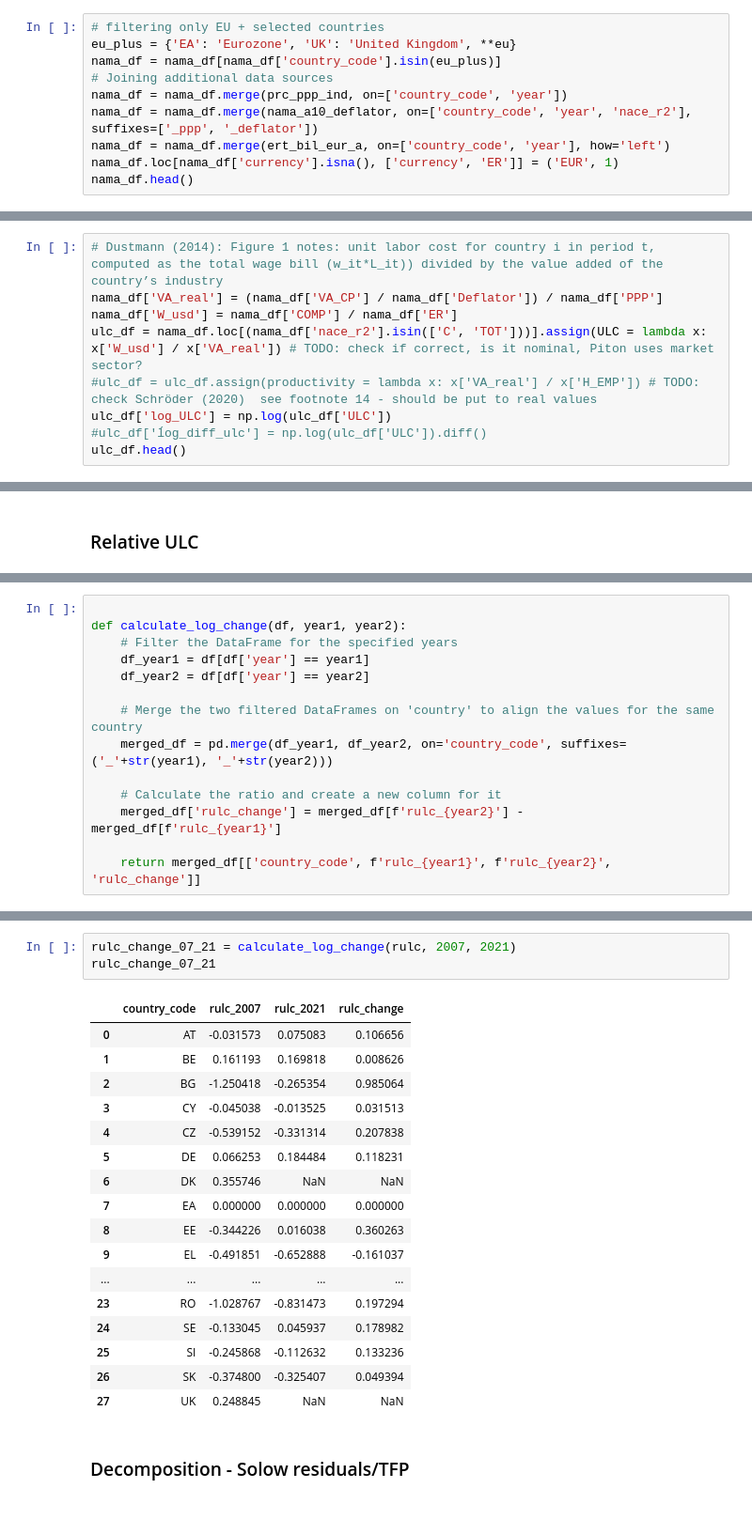
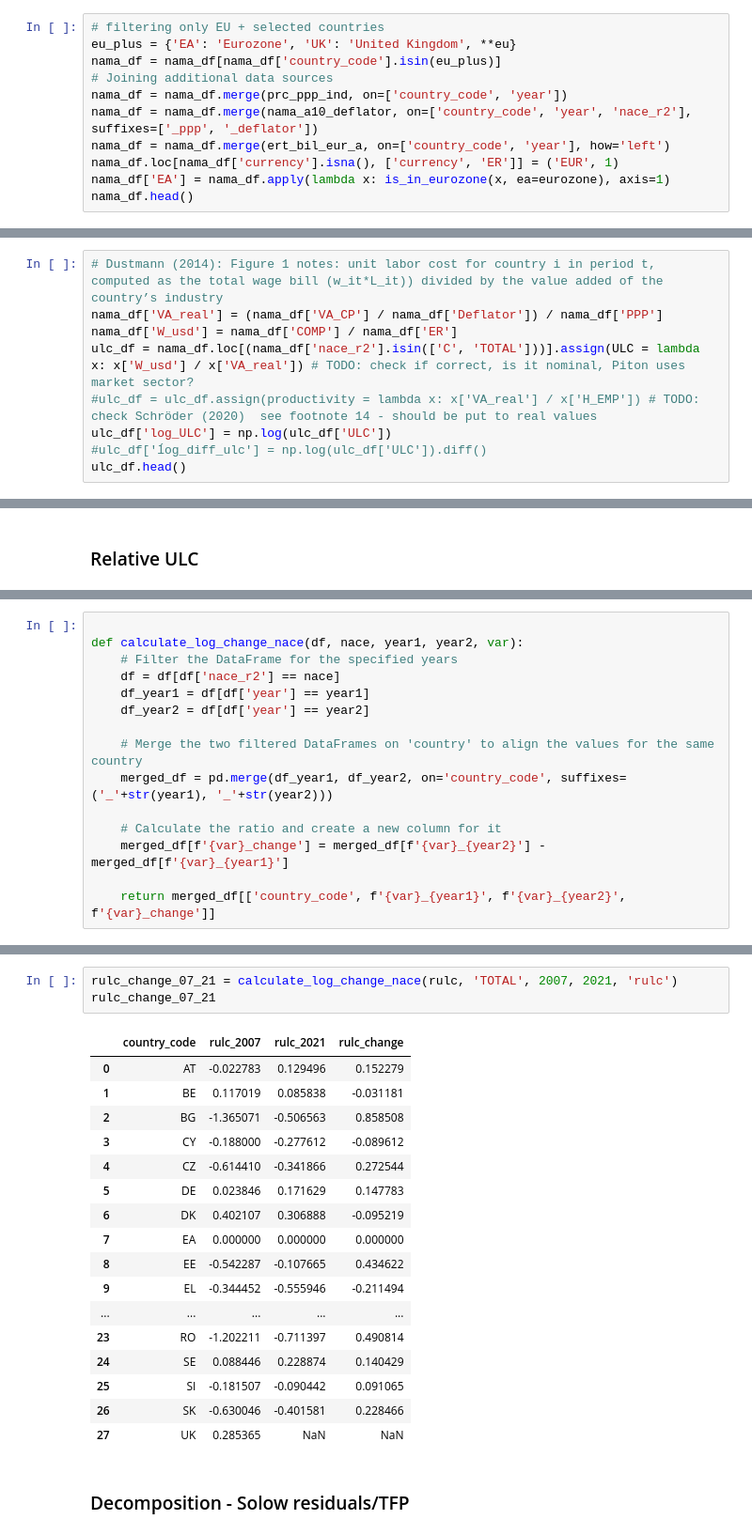
Before and after one commit to JanPintera/cee_competitiveness, a Jupyter notebook: RULC_decomposition.ipynb, the cells around one changed output, grey strips where cells are left out. Shown at 94% size. Saved outputs shown, nothing was run; the diff lists cells and outputs as text.

```diff
--- a/RULC_decomposition.ipynb
+++ b/RULC_decomposition.ipynb
@@ -271,5 +274,6 @@ nama_df = nama_df.merge(prc_ppp_ind, on=['country_code', 'year'])
 nama_df = nama_df.merge(nama_a10_deflator, on=['country_code', 'year', 'nace_r2'], suffixes=['_ppp', '_deflator'])
 nama_df = nama_df.merge(ert_bil_eur_a, on=['country_code', 'year'], how='left')
 nama_df.loc[nama_df['currency'].isna(), ['currency', 'ER']] = ('EUR', 1)
+nama_df['EA'] = nama_df.apply(lambda x: is_in_eurozone(x, ea=eurozone), axis=1)
 nama_df.head()
 # %% [output]
@@ -283,7 +288,7 @@ nama_df.head()
 # Dustmann (2014): Figure 1 notes: unit labor cost for country i in period t, computed as the total wage bill (w_it*L_it)) divided by the value added of the country’s industry
 nama_df['VA_real'] = (nama_df['VA_CP'] / nama_df['Deflator']) / nama_df['PPP']
 nama_df['W_usd'] = nama_df['COMP'] / nama_df['ER']
-ulc_df = nama_df.loc[(nama_df['nace_r2'].isin(['C', 'TOT']))].assign(ULC = lambda x: x['W_usd'] / x['VA_real']) # TODO: check if correct, is it nominal, Piton uses market sector?
+ulc_df = nama_df.loc[(nama_df['nace_r2'].isin(['C', 'TOTAL']))].assign(ULC = lambda x: x['W_usd'] / x['VA_real']) # TODO: check if correct, is it nominal, Piton uses market sector?
 #ulc_df = ulc_df.assign(productivity = lambda x: x['VA_real'] / x['H_EMP']) # TODO: check Schröder (2020)  see footnote 14 - should be put to real values
 ulc_df['log_ULC'] = np.log(ulc_df['ULC'])
 #ulc_df['ĺog_diff_ulc'] = np.log(ulc_df['ULC']).diff()
@@ -335,7 +354,8 @@ with plt.style.context('ggplot'):
 # %%
 
-def calculate_log_change(df, year1, year2):
+def calculate_log_change_nace(df, nace, year1, year2, var):
     # Filter the DataFrame for the specified years
+    df = df[df['nace_r2'] == nace]
     df_year1 = df[df['year'] == year1]
     df_year2 = df[df['year'] == year2]
 
@@ -343,9 +363,9 @@ def calculate_log_change(df, year1, year2):
     merged_df = pd.merge(df_year1, df_year2, on='country_code', suffixes=('_'+str(year1), '_'+str(year2)))
 
     # Calculate the ratio and create a new column for it
-    merged_df['rulc_change'] = merged_df[f'rulc_{year2}'] - merged_df[f'rulc_{year1}']
+    merged_df[f'{var}_change'] = merged_df[f'{var}_{year2}'] - merged_df[f'{var}_{year1}']
 
-    return merged_df[['country_code', f'rulc_{year1}', f'rulc_{year2}', 'rulc_change']]
+    return merged_df[['country_code', f'{var}_{year1}', f'{var}_{year2}', f'{var}_change']]
 # %%
 # RULC changes between years 2007 and 2021 = this is my LHS variable
 # TODO: think through when different countries entered the EA
@@ -372,23 +392,23 @@ rulc_change_07_19
 # %%
-rulc_change_07_21 = calculate_log_change(rulc, 2007, 2021)
+rulc_change_07_21 = calculate_log_change_nace(rulc, 'TOTAL', 2007, 2021, 'rulc')
 rulc_change_07_21
 # %% [output]
 |  | country_code | rulc_2007 | rulc_2021 | rulc_change |
-| 0 | AT | -0.031573 | 0.075083 | 0.106656 |
-| 1 | BE | 0.161193 | 0.169818 | 0.008626 |
-| 2 | BG | -1.250418 | -0.265354 | 0.985064 |
-| 3 | CY | -0.045038 | -0.013525 | 0.031513 |
-| 4 | CZ | -0.539152 | -0.331314 | 0.207838 |
-| 5 | DE | 0.066253 | 0.184484 | 0.118231 |
-| 6 | DK | 0.355746 | NaN | NaN |
+| 0 | AT | -0.022783 | 0.129496 | 0.152279 |
+| 1 | BE | 0.117019 | 0.085838 | -0.031181 |
+| 2 | BG | -1.365071 | -0.506563 | 0.858508 |
+| 3 | CY | -0.188000 | -0.277612 | -0.089612 |
+| 4 | CZ | -0.614410 | -0.341866 | 0.272544 |
+| 5 | DE | 0.023846 | 0.171629 | 0.147783 |
+| 6 | DK | 0.402107 | 0.306888 | -0.095219 |
 | 7 | EA | 0.000000 | 0.000000 | 0.000000 |
-| 8 | EE | -0.344226 | 0.016038 | 0.360263 |
-| 9 | EL | -0.491851 | -0.652888 | -0.161037 |
+| 8 | EE | -0.542287 | -0.107665 | 0.434622 |
+| 9 | EL | -0.344452 | -0.555946 | -0.211494 |
 | ... | ... | ... | ... | ... |
-| 23 | RO | -1.028767 | -0.831473 | 0.197294 |
-| 24 | SE | -0.133045 | 0.045937 | 0.178982 |
-| 25 | SI | -0.245868 | -0.112632 | 0.133236 |
-| 26 | SK | -0.374800 | -0.325407 | 0.049394 |
-| 27 | UK | 0.248845 | NaN | NaN |
+| 23 | RO | -1.202211 | -0.711397 | 0.490814 |
+| 24 | SE | 0.088446 | 0.228874 | 0.140429 |
+| 25 | SI | -0.181507 | -0.090442 | 0.091065 |
+| 26 | SK | -0.630046 | -0.401581 | 0.228466 |
+| 27 | UK | 0.285365 | NaN | NaN |
 # %% [markdown]
 ### Decomposition - Solow residuals/TFP
```
Also changed, not shown: parts of 46 cells of this notebook.
